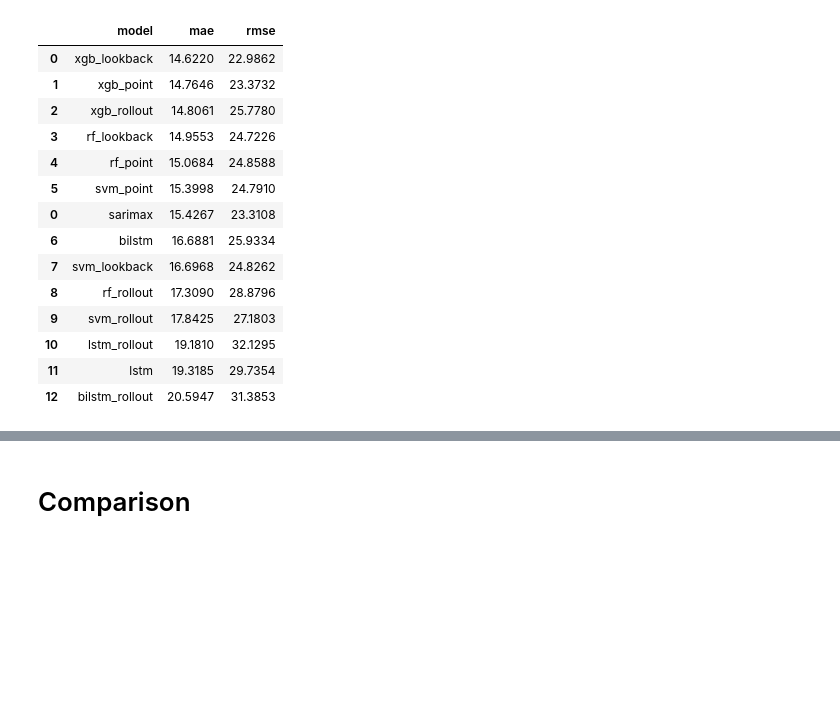
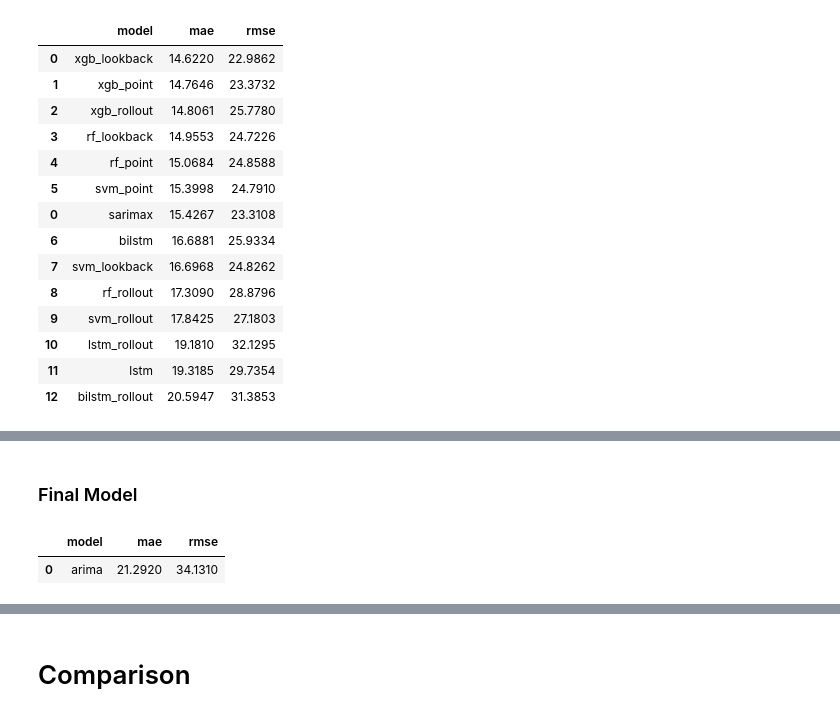
Before and after one commit to ds24m048/masters-thesis, a Jupyter notebook: modelling.ipynb, the cells around one changed output, grey strips where cells are left out. Cells and saved outputs as stored; diff of their text form; code cells hidden in the pictures; blank space fills up the shorter version.

```diff
--- a/modelling.ipynb
+++ b/modelling.ipynb
@@ -2294,0 +2342,2 @@ display(scores)
+# %% [markdown]
+### Final Model
@@ -2294,0 +2363,46 @@ display(scores)
+# %%
+# load model
+arima_fit = ARIMAResults.load("models/arima_fit.pkl")
+# %%
+# Day-ahead rolling forecast: one local delivery day at a time,
+# updating the state with the actual values after each day (same scheme as SARIMAX).
+test_dates = pd.date_range(
+    start=TEST_START.normalize(),
+    end=TEST_END.normalize() - pd.DateOffset(days=1),
+    freq="D",
+)
+
+arima_endog_test  = test_df[TARGET_COL].astype(np.float64)
+
+arima_preds_t = {}
+running_res = arima_fit
+for day in test_dates:
+    next_day = day + pd.DateOffset(days=1)
+    mask = (arima_endog_test.index >= day) & (arima_endog_test.index < next_day)
+    day_idx = arima_endog_test.loc[mask].sort_index().asfreq("h").index
+
+    forecast = running_res.get_forecast(steps=len(day_idx))
+    for ts, val in zip(day_idx, forecast.predicted_mean):
+        arima_preds_t[ts] = val
+
+    actual_day = arima_endog_test.reindex(day_idx)
+    if actual_day.isna().any():
+        print(f"WARNING: {day.date()} state not updated (missing actuals).")
+        continue
+    running_res = running_res.extend(endog=actual_day)
+
+arima_t = pd.Series(arima_preds_t, dtype=np.float64).sort_index().reindex(test_df.index)
+if arima_t.isna().any():
+    raise ValueError(f"ARIMA forecast is missing {int(arima_t.isna().sum())} test timestamps.")
+y_pred_arima = asinh_inverse(arima_t, c)
+
+arima_scores = pd.DataFrame([
+    {"model": "arima",
+     "mae":  mae_score(y_test, y_pred_arima.to_numpy()),
+     "rmse": rmse_score(y_test, y_pred_arima.to_numpy())}
+])
+#scores = pd.concat([scores, arima_scores], ignore_index=True).sort_values("mae", ignore_index=True)
+display(arima_scores)
+# %% [output]
+|  | model | mae | rmse |
+| 0 | arima | 21.2920 | 34.1310 |
```
Also changed, not shown: parts of 9 cells of this notebook.
